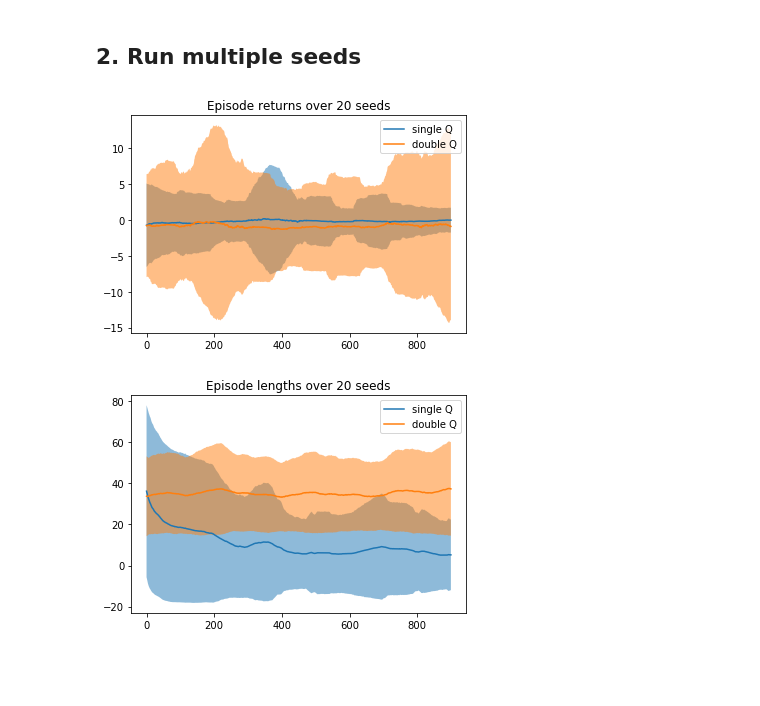
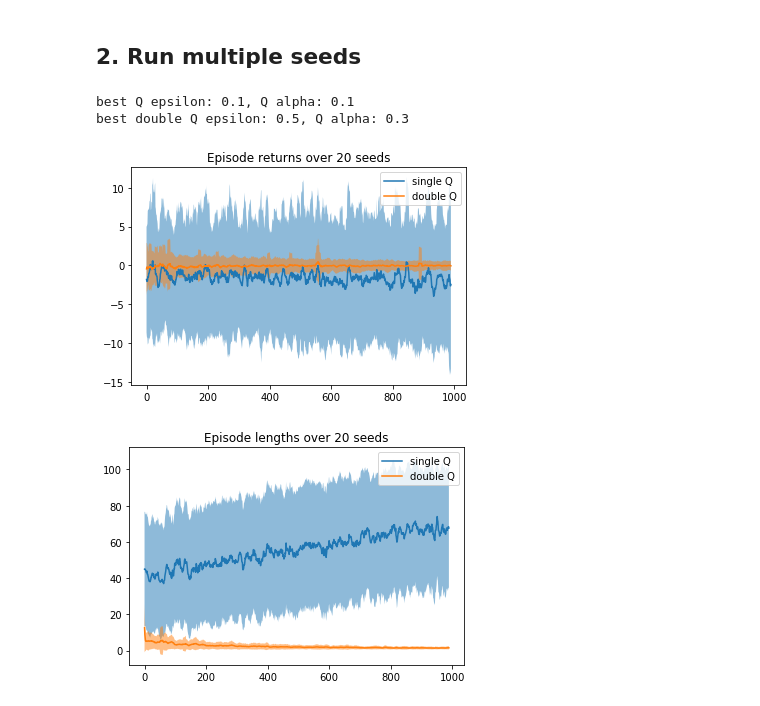
Before and after one commit to fsun2000/RL_project, a Jupyter notebook: double_q.ipynb, the cells around one changed output. Saved outputs shown, nothing was run; the diff lists cells and outputs as text; code cells hidden in the pictures; blank space fills up the shorter version.

```diff
--- a/double_q.ipynb
+++ b/double_q.ipynb
@@ -133,12 +127,11 @@ def q_learning(env, policy, Q, num_episodes, discount_factor=1.0, alpha=0.5):
             for x in env.observation_space.spaces[:-1]:
                 space_coeff.append(x.n*space_coeff[-1])
             s = sum([y*x for x, y in zip(s, space_coeff)])
-        policy.update_epsilon(s)
-
+        if i_episode and not i_episode % 100:
+            policy.update_epsilon()
         while True:
             a = policy.sample_action(s)
             s_new, r, done, info = env.step(a)
-            policy.update_epsilon(s_new)
             if isinstance(s_new, tuple):
                 s_new = sum([y*x for x, y in zip(s_new, space_coeff)])
             if done != True:
@@ -189,12 +182,12 @@ def double_q_learning(env, policy, Q, num_episodes, discount_factor=1.0, alpha=0
             for x in env.observation_space.spaces[:-1]:
                 space_coeff.append(x.n*space_coeff[-1])
             s = sum([y*x for x, y in zip(s, space_coeff)])
-        policy.update_epsilon(s)
 
+        if i_episode and not i_episode % 100:
+            policy.update_epsilon()
         while True:
             a = policy.sample_action(s)
             s_new, r, done, info = env.step(a)
-            policy.update_epsilon(s_new)
             if isinstance(s_new, tuple):
                 s_new = sum([y*x for x, y in zip(s_new, space_coeff)])
             # flip coin, choose Q function
@@ -260,17 +262,18 @@ plt.show()
 ## 2. Run multiple seeds
 # %%
 
-def multiple_runs(env, Q, num_episodes, num_seeds, discount_factor=1.0, alpha=0.5, epsilon=0.1):
+def multiple_runs(env, Q, num_episodes, num_seeds, discount_factor=1, alpha=1, epsilon=1, decay_rate=1):
     returns = []
     lengths = []
+
     for i in range(num_seeds):
         np.random.seed(i)
         Q_init = np.copy(Q)
         if len(Q.shape) == 3:
-            policy = EpsilonGreedyPolicyDoubleQ(Q_init, epsilon=alpha)
+            policy = EpsilonGreedyPolicyDoubleQ(Q_init, epsilon=epsilon, decay_rate=decay_rate)
             Q_trained, (episode_lengths, episode_returns) = double_q_learning(env, policy, Q_init, num_episodes, discount_factor=discount_factor, alpha=alpha)
         else:
-            policy = EpsilonGreedyPolicy(Q_init, epsilon=alpha)
+            policy = EpsilonGreedyPolicy(Q_init, epsilon=epsilon, decay_rate=decay_rate)
             Q_trained, (episode_lengths, episode_returns) = q_learning(env, policy, Q_init, num_episodes, discount_factor=discount_factor, alpha=alpha)
         returns.append(episode_returns)
         lengths.append(episode_lengths)
@@ -284,24 +306,36 @@ def plot_mean_std(X, n, label):
+# %%
+q_epsilon, q_alpha = max(q_final_performances, key=q_final_performances.get)
+d_q_epsilon, d_q_alpha = max(double_q_final_performances, key=double_q_final_performances.get)
+
+print(f"best Q epsilon: {q_epsilon}, Q alpha: {q_alpha}")
+print(f"best double Q epsilon: {d_q_epsilon}, Q alpha: {d_q_alpha}")
+# %% [output]
+best Q epsilon: 0.1, Q alpha: 0.1
+best double Q epsilon: 0.5, Q alpha: 0.3
+# %%
+q_epsilon = 0.8
+d_q_epsilon = 0.8
+q_alpha = 0.8
+d_q_alpha = 0.8
+decay_rate = 0.9
+num_episodes = 10000
+num_seeds = 20
+n = 100
+
+single_q_lengths, single_q_returns = multiple_runs(env, Q_single, num_episodes, num_seeds, alpha=q_alpha, epsilon=q_epsilon, decay_rate=decay_rate)
+double_q_lengths, double_q_returns = multiple_runs(env, Q_double, num_episodes, num_seeds, alpha=d_q_alpha, epsilon=d_q_epsilon, decay_rate=decay_rate)
 # %%
-env = roul_env
-Q_single = np.copy(Q_single_roul)
-Q_double = np.copy(Q_double_roul)
-
-num_seeds = 20
-num_episodes = 1000
-single_q_lengths, single_q_returns = multiple_runs(env, Q_single, num_episodes, num_seeds, alpha=0.1, epsilon=0.1)
-double_q_lengths, double_q_returns = multiple_runs(env, Q_double, num_episodes, num_seeds, alpha=0.1, epsilon=0.1)
-
 plt.title(f'Episode returns over {num_seeds} seeds')
-plot_mean_std(single_q_returns, 100, "single Q")
-plot_mean_std(double_q_returns, 100, "double Q")
+plot_mean_std(single_q_returns, n, "single Q")
+plot_mean_std(double_q_returns, n, "double Q")
 plt.legend()
 plt.show()
 
 plt.title(f'Episode lengths over {num_seeds} seeds')
-plot_mean_std(single_q_lengths, 100, "single Q")
-plot_mean_std(double_q_lengths, 100, "double Q")
+plot_mean_std(single_q_lengths, n, "single Q")
+plot_mean_std(double_q_lengths, n, "double Q")
 plt.legend()
 plt.show()
 # %% [output]
-[figure, old version]
+[figure, new version]
-[figure, old version]
+[figure, new version]
```
Also changed, not shown: parts of 3 cells of this notebook.
